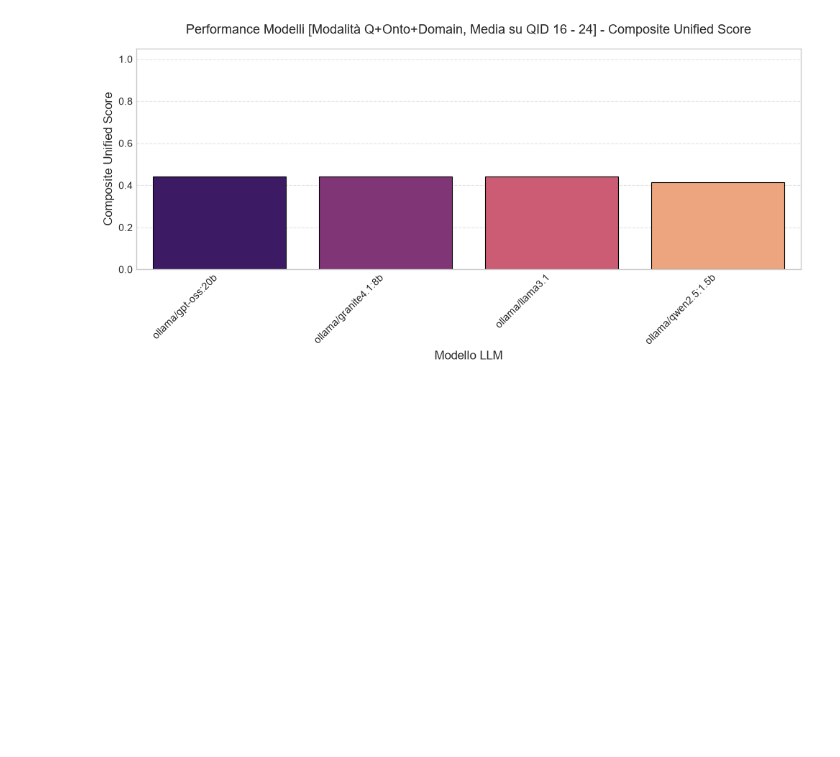
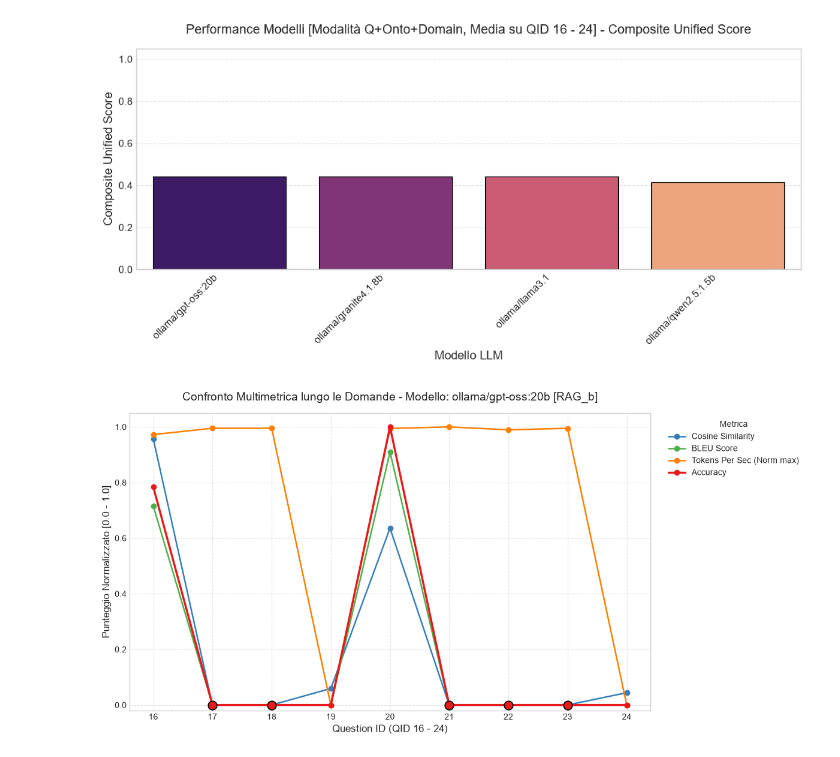
Before and after one commit to Patri0224/confronto-inferenza, a Jupyter notebook: src/evaluation/graph.ipynb, the cells around one changed output. Drawn from its saved outputs; the diff is of its cells as text; code cells hidden in the pictures; blank space fills up the shorter version.

```diff
--- a/src/evaluation/graph.ipynb
+++ b/src/evaluation/graph.ipynb
@@ -423,3 +423,89 @@ for metric, title in metrics_to_plot:
 [figure]
 [figure]
 [figure]
+# %%
+
+# Selezione della Prompt Mode di riferimento
+prompt_modes_avail = df["Prompt_Mode"].unique()
+target_mode = (
+    "Q+Onto+Domain" if "Q+Onto+Domain" in prompt_modes_avail else prompt_modes_avail[0]
+)
+
+# Metriche da visualizzare su scala [0, 1] senza Composite_Score
+metric_palette = {
+    "Cosine_Similarity": "#377eb8",  # Blu
+    "BLEU_Score": "#4daf4a",         # Verde
+    "Tokens_Per_Sec_Norm": "#ff7f00", # Arancione
+    "Accuracy": "#e41a1c"            # Rosso (disegnato sopra le altre)
+}
+
+qids_global = sorted(df["QID"].dropna().unique().astype(int))
+min_qid = qids_global[0] if qids_global else 0
+max_qid = qids_global[-1] if qids_global else 0
+
+for model in df["Model"].unique():
+    df_mod = df[(df["Model"] == model) & (df["Prompt_Mode"] == target_mode)].copy()
+    if df_mod.empty:
+        continue
+
+    # Normalizzazione della velocità specifica rispetto al massimo globale [0, 1]
+    max_tps = df["Tokens_Per_Sec"].max()
+    df_mod["Tokens_Per_Sec_Norm"] = (
+        df_mod["Tokens_Per_Sec"] / max_tps if max_tps > 0 else 0.0
+    )
+
+    plt.figure(figsize=(12, 6))
+
+    for metric_col, color in metric_palette.items():
+        if metric_col not in df_mod.columns:
+            continue
+
+        s_plot = df_mod.set_index("QID")[metric_col].reindex(qids_global)
+        nan_mask = s_plot.isna()
+        s_plot_filled = s_plot.fillna(0.0)
+
+        label_name = metric_col.replace("_", " ").replace(" Norm", " (Norm max)")
+
+        # Priorità di disegno: Accuracy ha zorder=4 e spessore maggiore per stare in primo piano
+        is_acc = metric_col == "Accuracy"
+        line_zorder = 4 if is_acc else 2
+        line_width = 2.5 if is_acc else 1.8
+
+        plt.plot(
+            qids_global,
+            s_plot_filled.values,
+            marker="o",
+            linewidth=line_width,
+            label=label_name,
+            color=color,
+            zorder=line_zorder
+        )
+
+        # Evidenziazione degli zeri tecnici/NaN con marker scatter
+        if nan_mask.any():
+            nan_qids = np.array(qids_global)[nan_mask.values]
+            plt.scatter(
+                nan_qids,
+                np.zeros(len(nan_qids)),
+                color=color,
+                s=110 if is_acc else 90,
+                edgecolor="black",
+                linewidth=1.2,
+                zorder=line_zorder + 1
+            )
+
+    plt.title(
+        f"Confronto Multimetrica lungo le Domande - Modello: {model} [{target_mode}]",
+        fontsize=14,
+        pad=15
+    )
+    plt.xlabel(f"Question ID (QID {min_qid} - {max_qid})", fontsize=12)
+    plt.ylabel("Punteggio Normalizzato [0.0 - 1.0]", fontsize=12)
+    plt.xticks(qids_global)
+    plt.ylim(-0.02, 1.05)
+    plt.grid(True, linestyle="--", alpha=0.5)
+    plt.legend(bbox_to_anchor=(1.02, 1), loc="upper left", title="Metrica")
+    plt.tight_layout()
+    plt.show()
+# %% [output]
+[figure, added]
```
Also changed, not shown: parts of 4 cells of this notebook, 14 other files.
